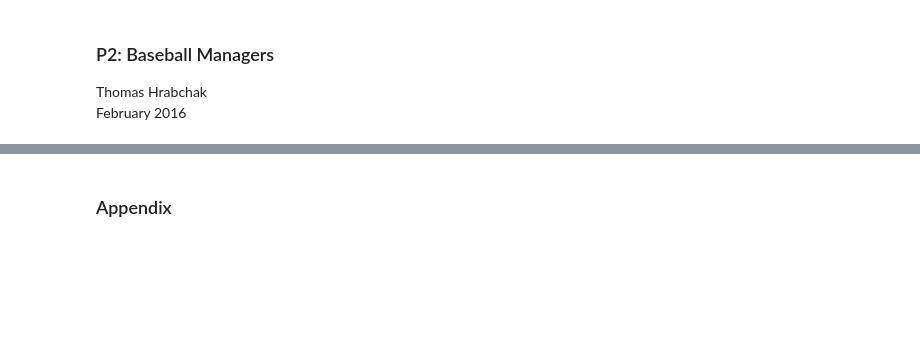
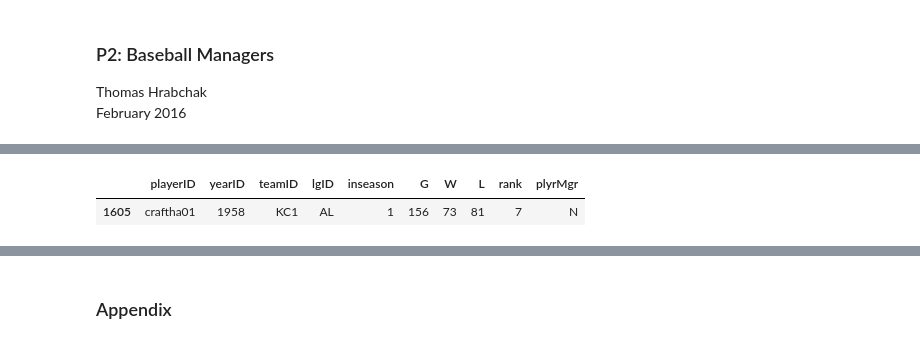
Before and after one commit to thrabchak/Udacity-Data-Analysis, a Jupyter notebook: P2 Baseball Managers/Data_Analyst_ND_Project2.ipynb, the cells around one changed output, grey strips where cells are left out. Cells and saved outputs as stored; diff of their text form; code cells hidden in the pictures; blank space fills up the shorter version.

```diff
--- a/P2 Baseball Managers/Data_Analyst_ND_Project2.ipynb
+++ b/P2 Baseball Managers/Data_Analyst_ND_Project2.ipynb
@@ -577,0 +268,35 @@ Silvers, Randy, and Susmel, Raul. "Compensation of a Manager: The Case of Major
+# %%
+def get_teams_with_inseason_manager_switch():
+    """Returns a dictionary containing the teams that had manager switches for
+    each year.
+    Takes the form of:
+    year -> [team1, team2]"""
+    remove_teams_dict = {}
+    remove_df = managers_df[managers_df.inseason > 1]
+    for year in pd.unique(remove_df.yearID.ravel()):
+        remove_teams_dict[year] = []
+        for team in pd.unique(remove_df[remove_df.yearID == year].teamID.ravel()):
+            remove_teams_dict[year].append(team)
+    return remove_teams_dict
+
+def complete_season_managers():
+    """Returns a DataFrame that is a subset of managers_df, only containing managers
+    that lasted the full year."""
+    remove_teams_dict = get_teams_with_inseason_manager_switch()
+    index_list = []
+    for i in range(len(managers_df)):
+        row = managers_df.iloc[i,:]
+        year = row['yearID']
+        team = row['teamID']
+        if (year not in remove_teams_dict.keys()) or \
+           (team not in remove_teams_dict[year]):
+            index_list.append(i)
+
+    return managers_df.iloc[index_list,:]
+
+refined_managers_df = complete_season_managers()
+
+refined_managers_df.sample()
+# %% [output]
+|  | playerID | yearID | teamID | lgID | inseason | G | W | L | rank | plyrMgr |
+| 1605 | craftha01 | 1958 | KC1 | AL | 1 | 156 | 73 | 81 | 7 | N |
```
Also changed, not shown: parts of 47 cells of this notebook.
